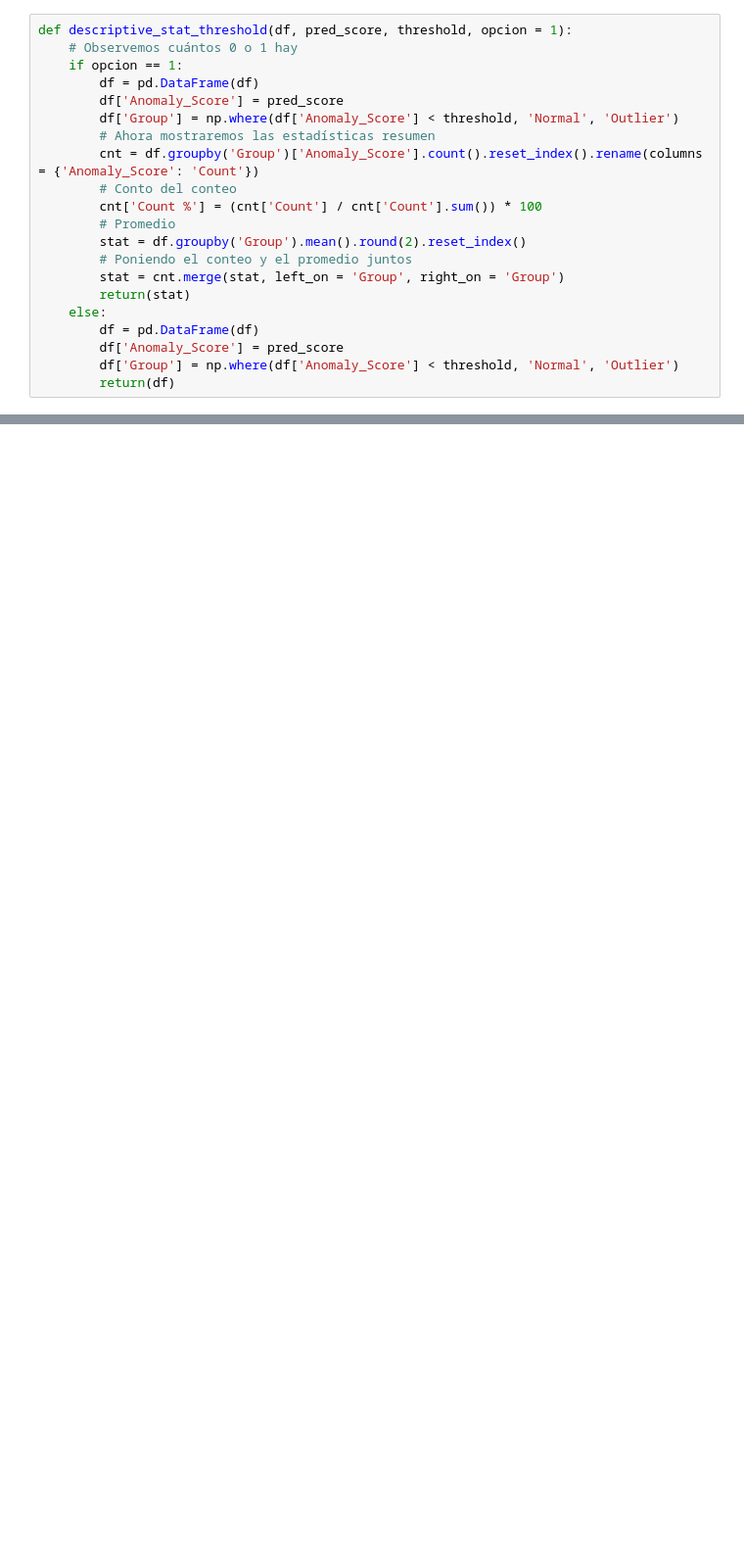
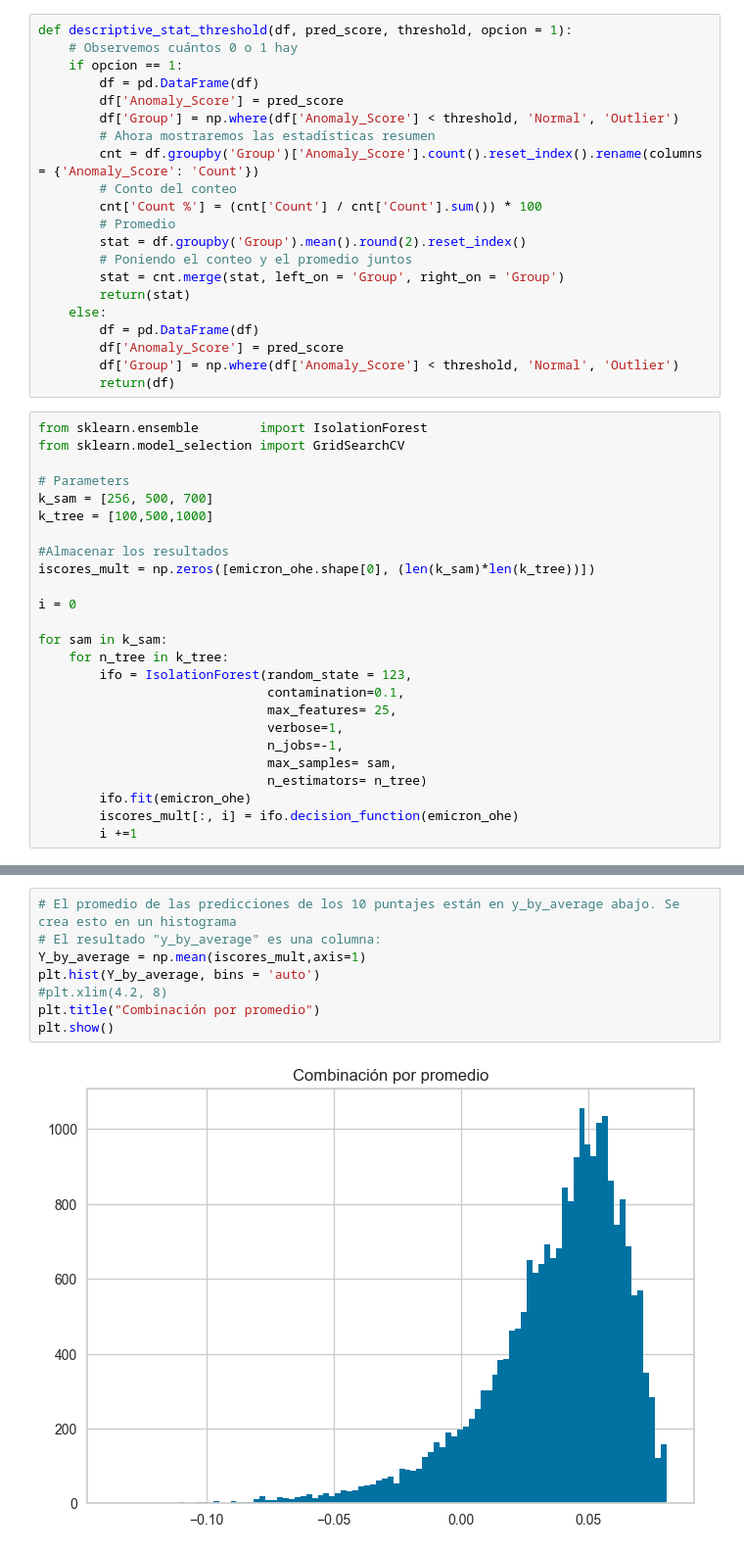
Before and after one commit to caravilaga/Repositorio_DANE, a Jupyter notebook: Modelado/iforest_fijos.ipynb, the cells around one changed output, grey strips where cells are left out. Shown: that part at 98% size. Saved outputs shown, nothing was run; the diff lists cells and outputs as text; blank space fills up the shorter version.

Commit message:
iForest

```diff
--- a/Modelado/iforest_fijos.ipynb
+++ b/Modelado/iforest_fijos.ipynb
@@ -206,3 +274,28 @@ def descriptive_stat_threshold(df, pred_score, threshold, opcion = 1):
         df['Anomaly_Score'] = pred_score
         df['Group'] = np.where(df['Anomaly_Score'] < threshold, 'Normal', 'Outlier')
         return(df)
+# %%
+from sklearn.ensemble        import IsolationForest
+from sklearn.model_selection import GridSearchCV
+
+# Parameters
+k_sam = [256, 500, 700]
+k_tree = [100,500,1000]
+
+#Almacenar los resultados
+iscores_mult = np.zeros([emicron_ohe.shape[0], (len(k_sam)*len(k_tree))])
+
+i = 0
+
+for sam in k_sam:
+    for n_tree in k_tree:
+        ifo = IsolationForest(random_state = 123,
+                              contamination=0.1,
+                              max_features= 25,
+                              verbose=1,
+                              n_jobs=-1,
+                              max_samples= sam,
+                              n_estimators= n_tree)
+        ifo.fit(emicron_ohe)
+        iscores_mult[:, i] = ifo.decision_function(emicron_ohe)
+        i +=1
@@ -208,0 +320,10 @@ def descriptive_stat_threshold(df, pred_score, threshold, opcion = 1):
+# %%
+# El promedio de las predicciones de los 10 puntajes están en y_by_average abajo. Se crea esto en un histograma
+# El resultado "y_by_average" es una columna:
+Y_by_average = np.mean(iscores_mult,axis=1)
+plt.hist(Y_by_average, bins = 'auto')
+#plt.xlim(4.2, 8)
+plt.title("Combinación por promedio")
+plt.show()
+# %% [output]
+[figure, added]
```
Also changed, not shown: parts of 24 cells of this notebook, 4 other files.
